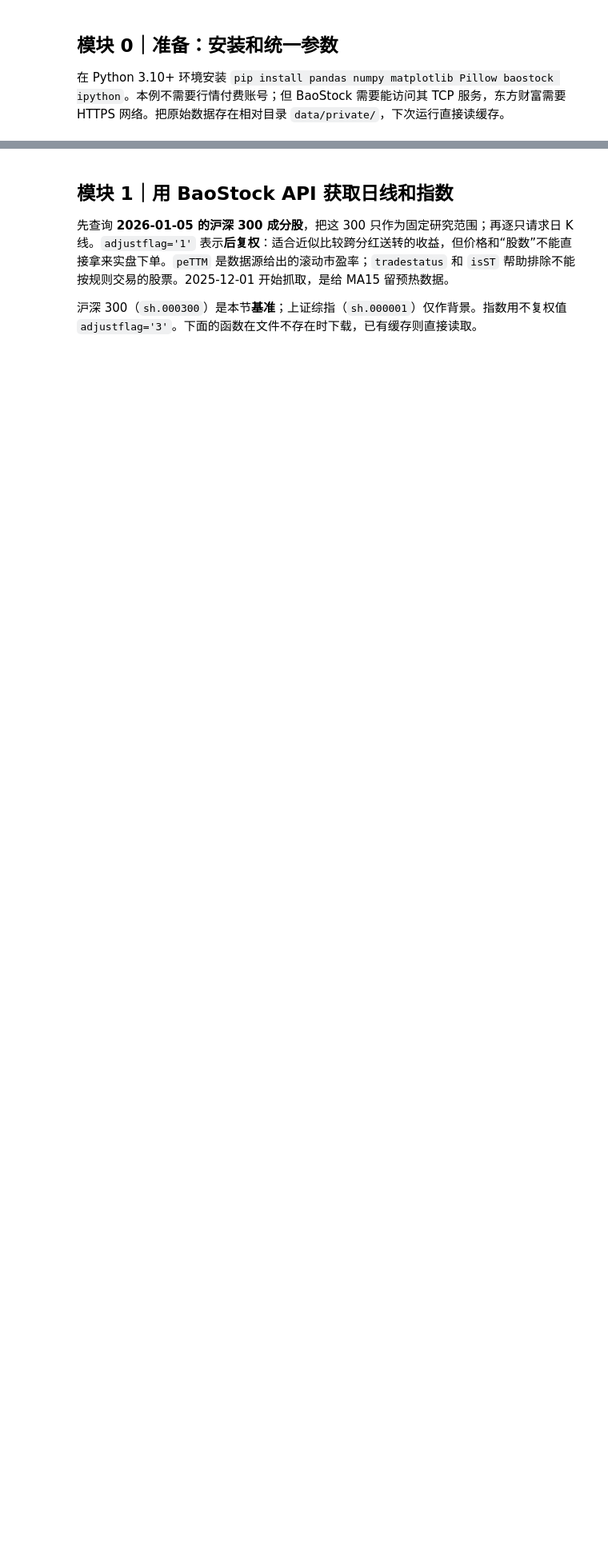
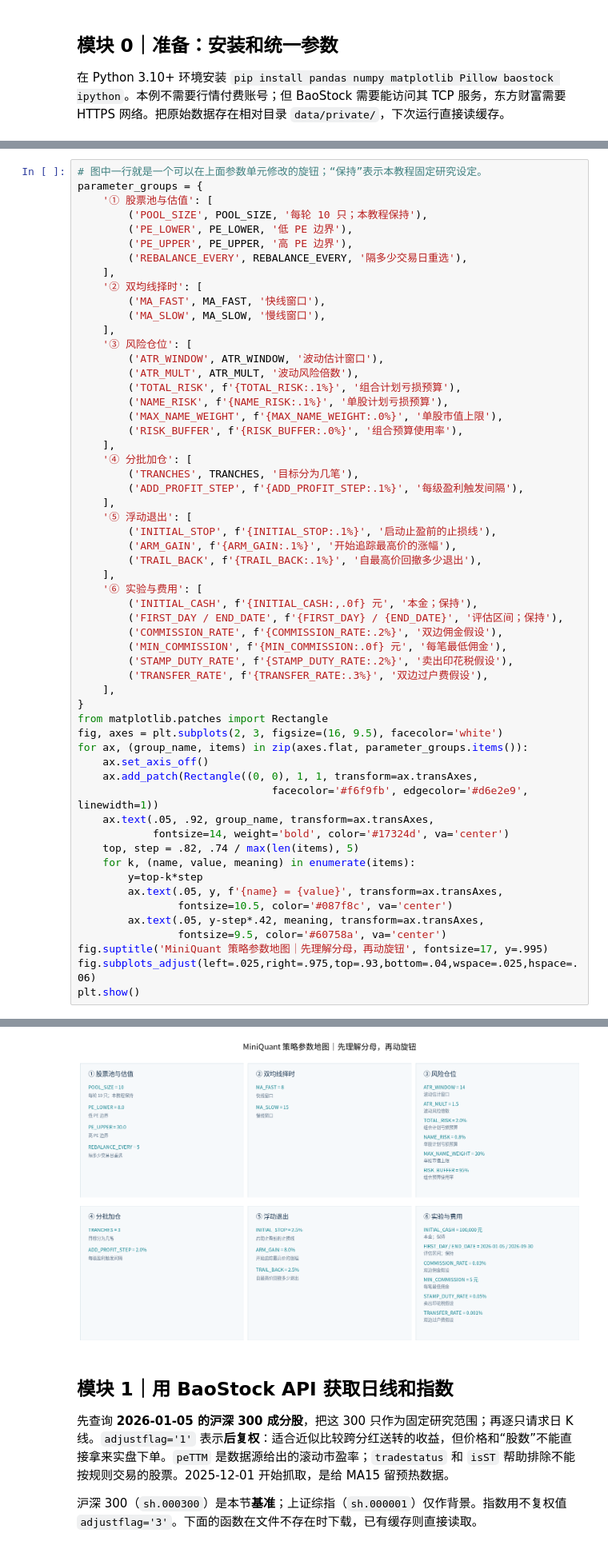
Before and after one commit to ZhengrongYue/MiniQuant, a Jupyter notebook: simple_framework.ipynb, the cells around one changed output, grey strips where cells are left out. Shown at 80% size. Cells and saved outputs as stored; diff of their text form; blank space fills up the shorter version.

```diff
--- a/simple_framework.ipynb
+++ b/simple_framework.ipynb
@@ -45,0 +52,58 @@ plt.rcParams['axes.unicode_minus'] = False
+# %%
+# 图中一行就是一个可以在上面参数单元修改的旋钮；“保持”表示本教程固定研究设定。
+parameter_groups = {
+    '① 股票池与估值': [
+        ('POOL_SIZE', POOL_SIZE, '每轮 10 只；本教程保持'),
+        ('PE_LOWER', PE_LOWER, '低 PE 边界'),
+        ('PE_UPPER', PE_UPPER, '高 PE 边界'),
+        ('REBALANCE_EVERY', REBALANCE_EVERY, '隔多少交易日重选'),
+    ],
+    '② 双均线择时': [
+        ('MA_FAST', MA_FAST, '快线窗口'),
+        ('MA_SLOW', MA_SLOW, '慢线窗口'),
+    ],
+    '③ 风险仓位': [
+        ('ATR_WINDOW', ATR_WINDOW, '波动估计窗口'),
+        ('ATR_MULT', ATR_MULT, '波动风险倍数'),
+        ('TOTAL_RISK', f'{TOTAL_RISK:.1%}', '组合计划亏损预算'),
+        ('NAME_RISK', f'{NAME_RISK:.1%}', '单股计划亏损预算'),
+        ('MAX_NAME_WEIGHT', f'{MAX_NAME_WEIGHT:.0%}', '单股市值上限'),
+        ('RISK_BUFFER', f'{RISK_BUFFER:.0%}', '组合预算使用率'),
+    ],
+    '④ 分批加仓': [
+        ('TRANCHES', TRANCHES, '目标分为几笔'),
+        ('ADD_PROFIT_STEP', f'{ADD_PROFIT_STEP:.1%}', '每级盈利触发间隔'),
+    ],
+    '⑤ 浮动退出': [
+        ('INITIAL_STOP', f'{INITIAL_STOP:.1%}', '启动止盈前的止损线'),
+        ('ARM_GAIN', f'{ARM_GAIN:.1%}', '开始追踪最高价的涨幅'),
+        ('TRAIL_BACK', f'{TRAIL_BACK:.1%}', '自最高价回撤多少退出'),
+    ],
+    '⑥ 实验与费用': [
+        ('INITIAL_CASH', f'{INITIAL_CASH:,.0f} 元', '本金；保持'),
+        ('FIRST_DAY / END_DATE', f'{FIRST_DAY} / {END_DATE}', '评估区间；保持'),
+        ('COMMISSION_RATE', f'{COMMISSION_RATE:.2%}', '双边佣金假设'),
+        ('MIN_COMMISSION', f'{MIN_COMMISSION:.0f} 元', '每笔最低佣金'),
+        ('STAMP_DUTY_RATE', f'{STAMP_DUTY_RATE:.2%}', '卖出印花税假设'),
+        ('TRANSFER_RATE', f'{TRANSFER_RATE:.3%}', '双边过户费假设'),
+    ],
+}
+from matplotlib.patches import Rectangle
+fig, axes = plt.subplots(2, 3, figsize=(16, 9.5), facecolor='white')
+for ax, (group_name, items) in zip(axes.flat, parameter_groups.items()):
+    ax.set_axis_off()
+    ax.add_patch(Rectangle((0, 0), 1, 1, transform=ax.transAxes,
+                               facecolor='#f6f9fb', edgecolor='#d6e2e9', linewidth=1))
+    ax.text(.05, .92, group_name, transform=ax.transAxes,
+            fontsize=14, weight='bold', color='#17324d', va='center')
+    top, step = .82, .74 / max(len(items), 5)
+    for k, (name, value, meaning) in enumerate(items):
+        y=top-k*step
+        ax.text(.05, y, f'{name} = {value}', transform=ax.transAxes,
+                fontsize=10.5, color='#087f8c', va='center')
+        ax.text(.05, y-step*.42, meaning, transform=ax.transAxes,
+                fontsize=9.5, color='#60758a', va='center')
+fig.suptitle('MiniQuant 策略参数地图｜先理解分母，再动旋钮', fontsize=17, y=.995)
+fig.subplots_adjust(left=.025,right=.975,top=.93,bottom=.04,wspace=.025,hspace=.06)
+plt.show()
+# %% [output]
@@ -46,3 +111,4 @@ plt.rcParams['axes.unicode_minus'] = False
+[figure, added]
 # %% [markdown]
 ## 模块 1｜用 BaoStock API 获取日线和指数
 
```
Also changed, not shown: parts of 12 cells of this notebook, 2 other files.
